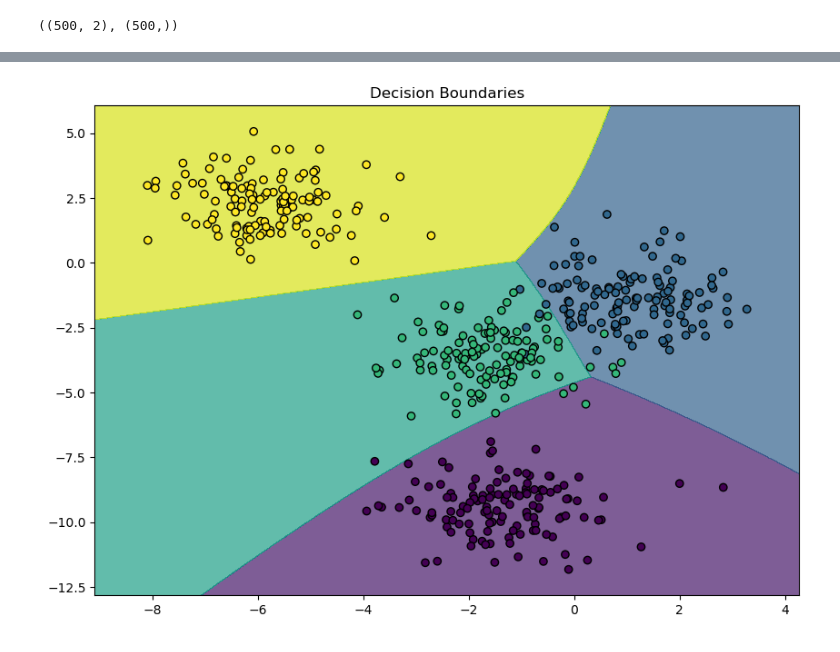
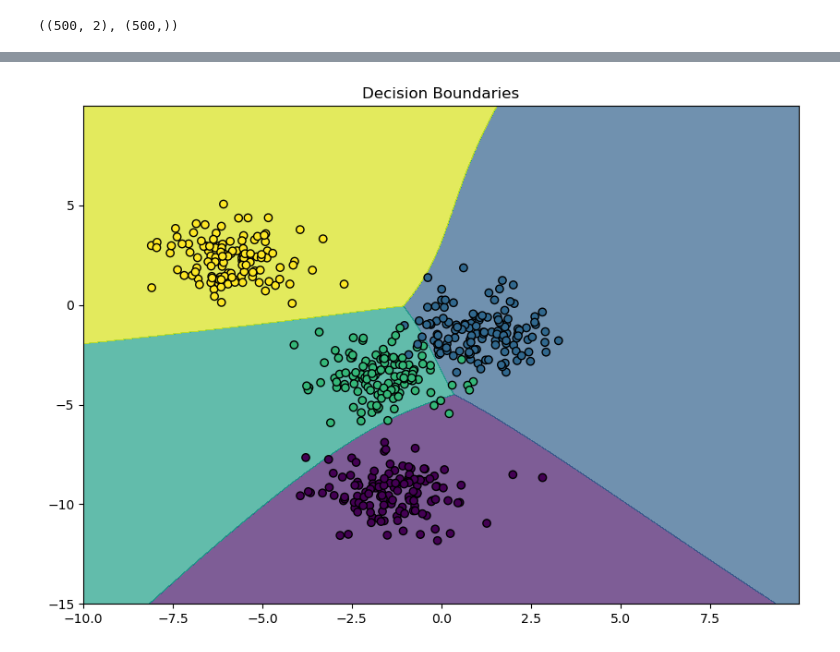
Before and after one commit to 118020020/815hws, a Jupyter notebook: hw8/solutions.ipynb, the cells around one changed output, grey strips where cells are left out. Saved outputs shown, nothing was run; the diff lists cells and outputs as text; code cells hidden in the pictures.

```diff
--- a/hw8/solutions.ipynb
+++ b/hw8/solutions.ipynb
@@ -103,27 +103,27 @@ Epoch 1023: train loss: 0.8006908297538757, test loss: 0.7816248536109924
 # %%
 # Plot the decision boundary
 
 # set min and max values and give it some padding
-x_min, x_max = X[:, 0].min() - 1, X[:, 0].max() + 1
-y_min, y_max = X[:, 1].min() - 1, X[:, 1].max() + 1
+x_min, x_max = -10, 10
+y_min, y_max = -15, 10
 xx, yy = np.meshgrid(np.arange(x_min, x_max, 0.01),
                      np.arange(y_min, y_max, 0.01))
 
 # convert the grid to a tensor and predict class labels for each point
 grid = torch.Tensor(np.c_[xx.ravel(), yy.ravel()])
 model.eval()  # set model to evaluation mode
 # disable gradient computation
 with torch.no_grad():
     Z = model(grid).argmax(dim=1)
 # convert the predictions back to numpy array
 Z = Z.numpy().reshape(xx.shape)
 
 plt.figure(figsize=(10, 7))
 plt.contourf(xx, yy, Z, alpha=0.7)
 plt.scatter(X[:, 0], X[:, 1], c=y, edgecolors='k')
 plt.xlim(xx.min(), xx.max())
 plt.ylim(yy.min(), yy.max())
 plt.title('Decision Boundaries')
 plt.show()
 # %% [output]
-[figure, old version]
+[figure, new version]
```
Also changed, not shown: parts of 1 cell of this notebook.
